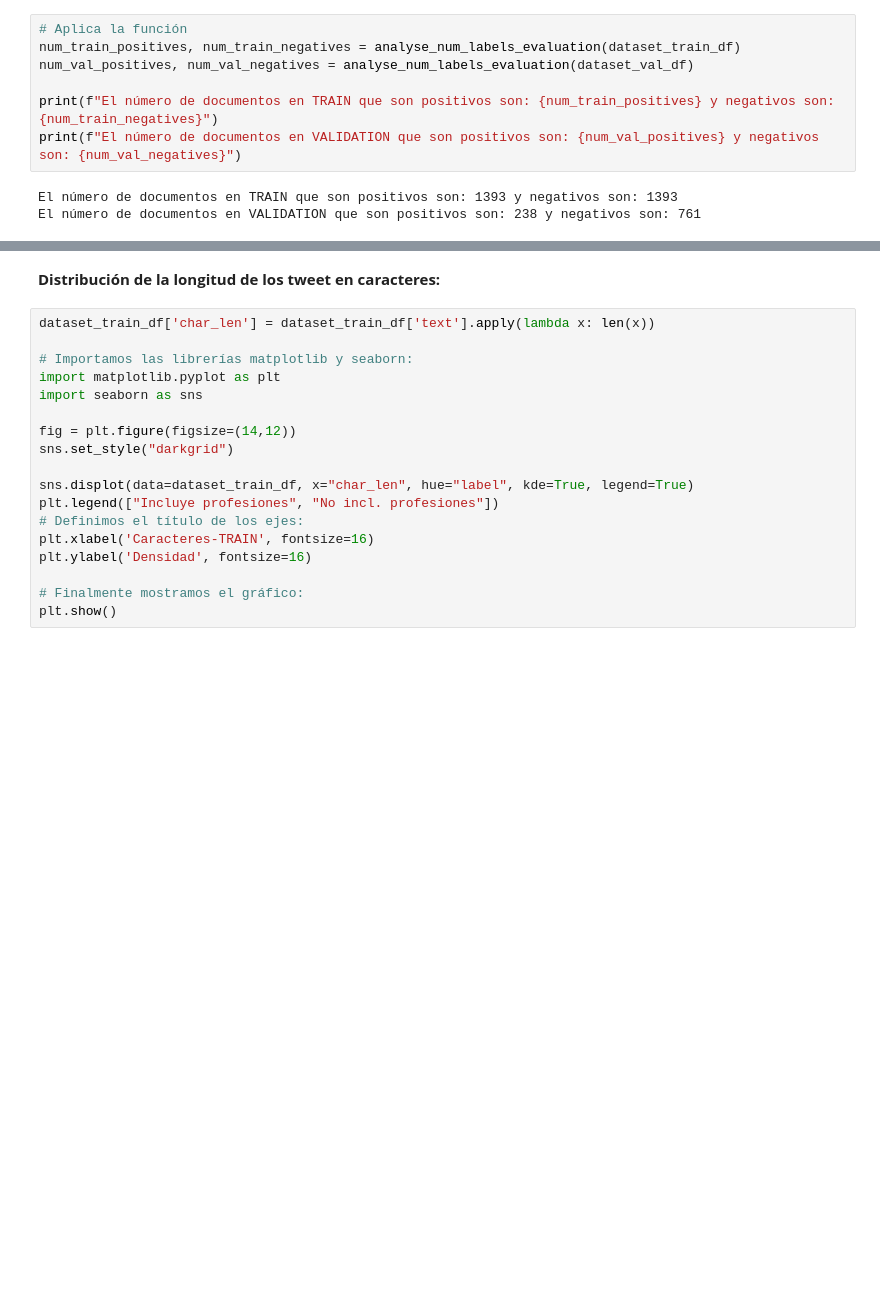
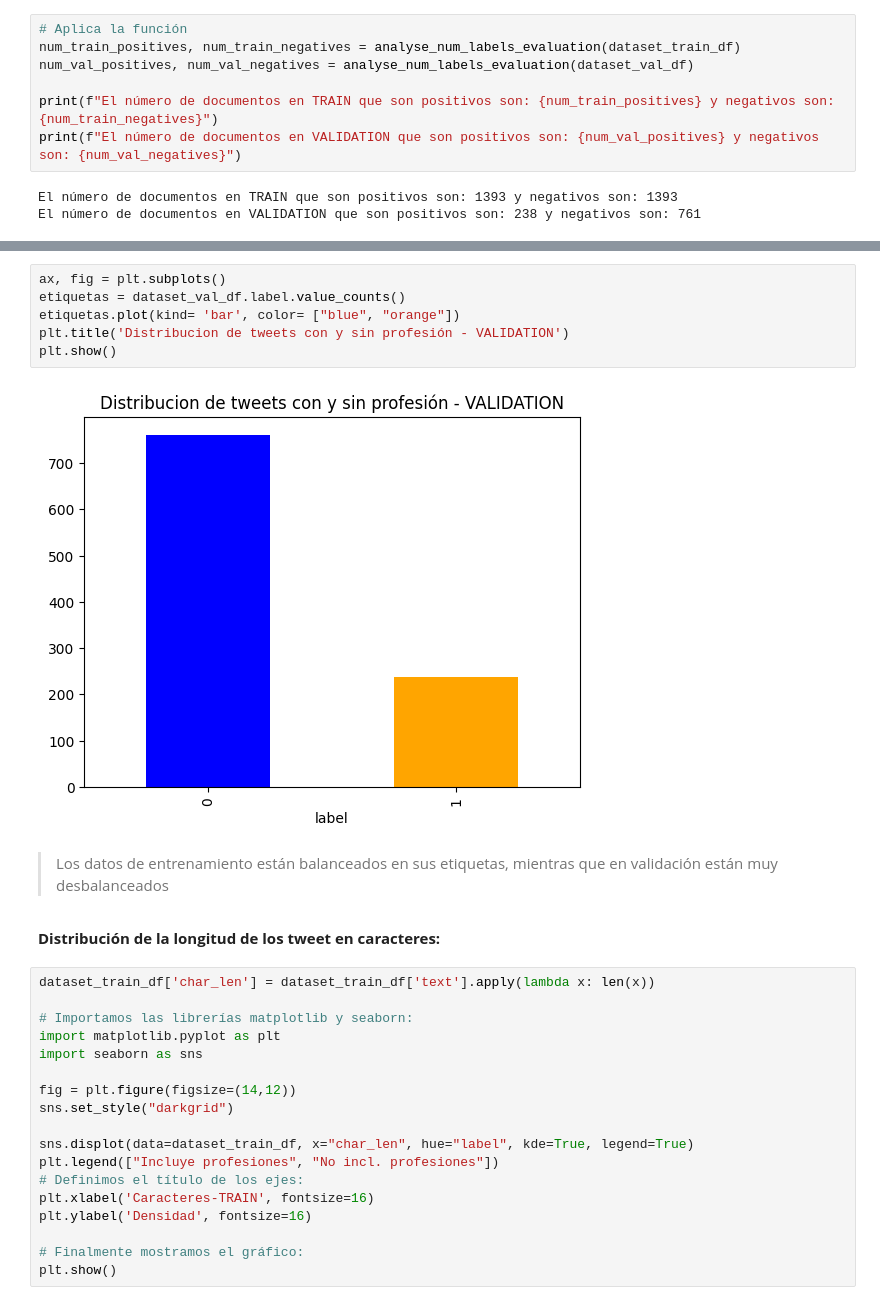
Before and after one commit to ivanrnarvaez/text_mining, a Jupyter notebook: NARVAEZ_BARREIROS_IVAN_RICARDO_Ejercicio1.ipynb, the cells around one changed output, grey strips where cells are left out. Drawn from its saved outputs; the diff is of its cells as text; blank space fills up the shorter version.

```diff
--- a/NARVAEZ_BARREIROS_IVAN_RICARDO_Ejercicio1.ipynb
+++ b/NARVAEZ_BARREIROS_IVAN_RICARDO_Ejercicio1.ipynb
@@ -249,3 +257,13 @@ El número de documentos en VALIDATION que son positivos son: 238 y negativos so
+# %%
+ax, fig = plt.subplots()
+etiquetas = dataset_val_df.label.value_counts()
+etiquetas.plot(kind= 'bar', color= ["blue", "orange"])
+plt.title('Distribucion de tweets con y sin profesión - VALIDATION')
+plt.show()
+# %% [output]
+[figure, added]
+# %% [markdown]
+> Los datos de entrenamiento están balanceados en sus etiquetas, mientras que en validación están muy desbalanceados
 # %% [markdown]
 **Distribución de la longitud de los tweet en caracteres:**
 # %%
```
Also changed, not shown: parts of 32 cells of this notebook.
